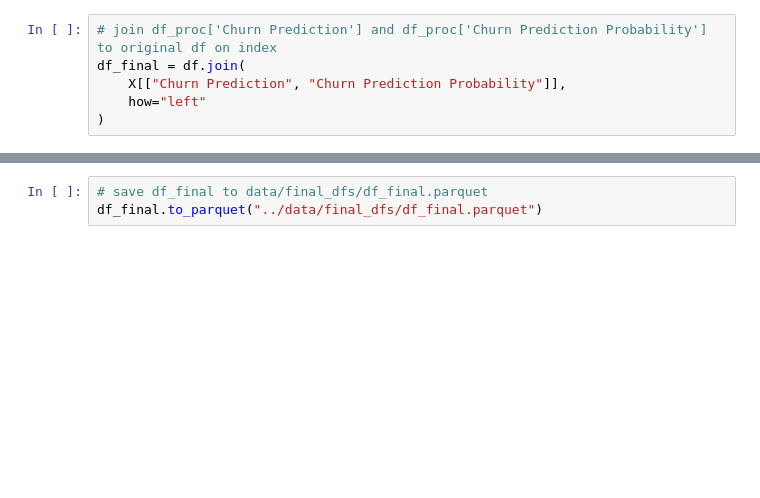
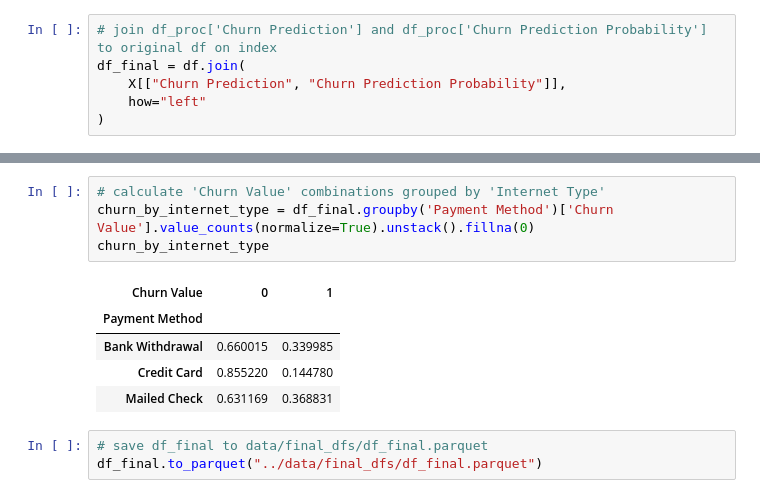
Before and after one commit to pcatarino88/telco_churn, a Jupyter notebook: notebooks/05_deployment.ipynb, the cells around one changed output, grey strips where cells are left out. Cells and saved outputs as stored; diff of their text form; blank space fills up the shorter version.

```diff
--- a/notebooks/05_deployment.ipynb
+++ b/notebooks/05_deployment.ipynb
@@ -124,3 +132,13 @@ shape of final df: (7043, 55)
+# %%
+# calculate 'Churn Value' combinations grouped by 'Internet Type'
+churn_by_internet_type = df_final.groupby('Payment Method')['Churn Value'].value_counts(normalize=True).unstack().fillna(0)
+churn_by_internet_type
+# %% [output]
+| Churn Value | 0 | 1 |
+| Payment Method |  |  |
+| Bank Withdrawal | 0.660015 | 0.339985 |
+| Credit Card | 0.855220 | 0.144780 |
+| Mailed Check | 0.631169 | 0.368831 |
 # %%
 # save df_final to data/final_dfs/df_final.parquet
 df_final.to_parquet("../data/final_dfs/df_final.parquet")
```
Also changed, not shown: parts of 1 cell of this notebook, 1 other file.
